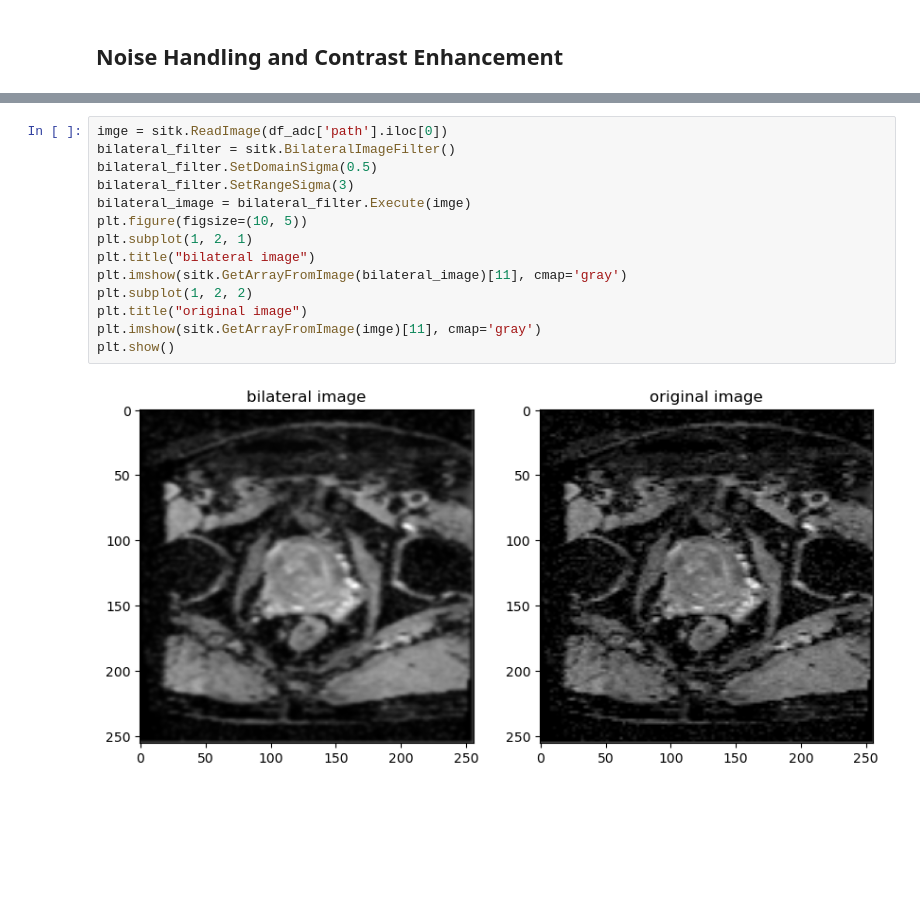
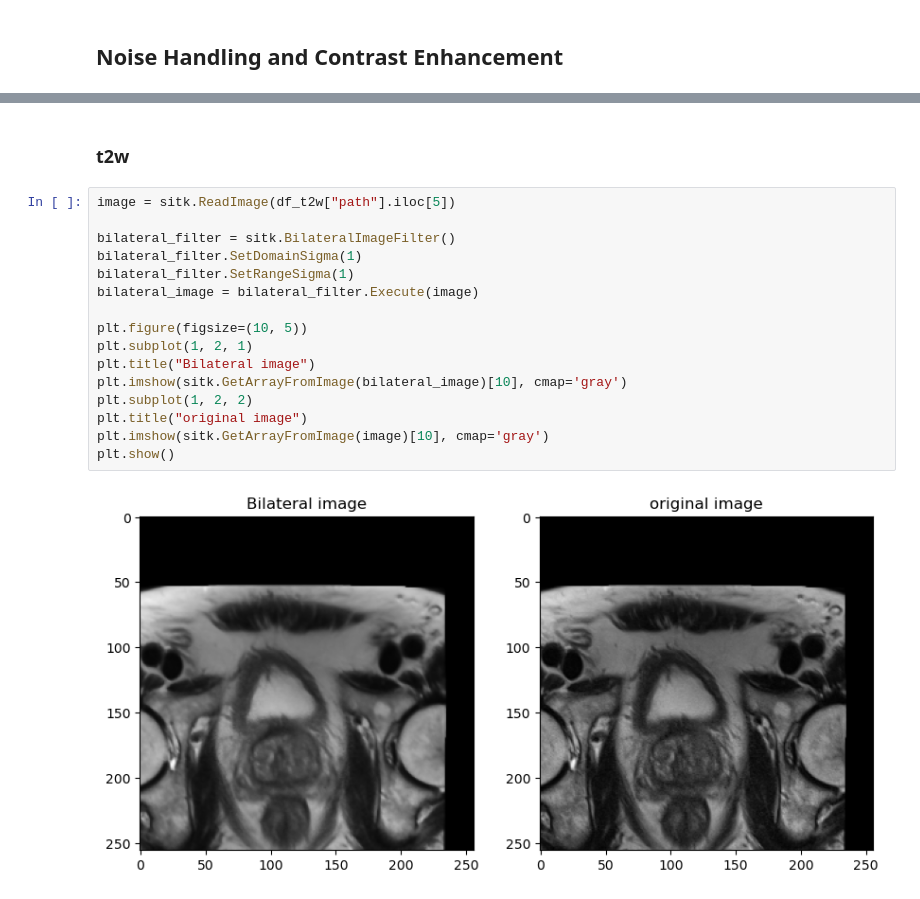
Before and after one commit to Mehrdadt1999/MRI_Preprocessing, a Jupyter notebook: Part2/MRI_preprocessing_part2.ipynb, the cells around one changed output, grey strips where cells are left out. Cells and saved outputs as stored; diff of their text form; blank space fills up the shorter version.

```diff
--- a/Part2/MRI_preprocessing_part2.ipynb
+++ b/Part2/MRI_preprocessing_part2.ipynb
@@ -314,16 +390,20 @@ PSNR value: 26.55917925111538
+# %% [markdown]
+### t2w
 # %%
-imge = sitk.ReadImage(df_adc['path'].iloc[0])
+image = sitk.ReadImage(df_t2w["path"].iloc[5])
+
 bilateral_filter = sitk.BilateralImageFilter()
-bilateral_filter.SetDomainSigma(0.5)
-bilateral_filter.SetRangeSigma(3)
-bilateral_image = bilateral_filter.Execute(imge)
+bilateral_filter.SetDomainSigma(1)
+bilateral_filter.SetRangeSigma(1)
+bilateral_image = bilateral_filter.Execute(image)
+
 plt.figure(figsize=(10, 5))
 plt.subplot(1, 2, 1)
-plt.title("bilateral image")
-plt.imshow(sitk.GetArrayFromImage(bilateral_image)[11], cmap='gray')
+plt.title("Bilateral image")
+plt.imshow(sitk.GetArrayFromImage(bilateral_image)[10], cmap='gray')
 plt.subplot(1, 2, 2)
 plt.title("original image")
-plt.imshow(sitk.GetArrayFromImage(imge)[11], cmap='gray')
+plt.imshow(sitk.GetArrayFromImage(image)[10], cmap='gray')
 plt.show()
 # %% [output]
-[figure, old version]
+[figure, new version]
```
Also changed, not shown: parts of 22 cells of this notebook, 2 other files.
